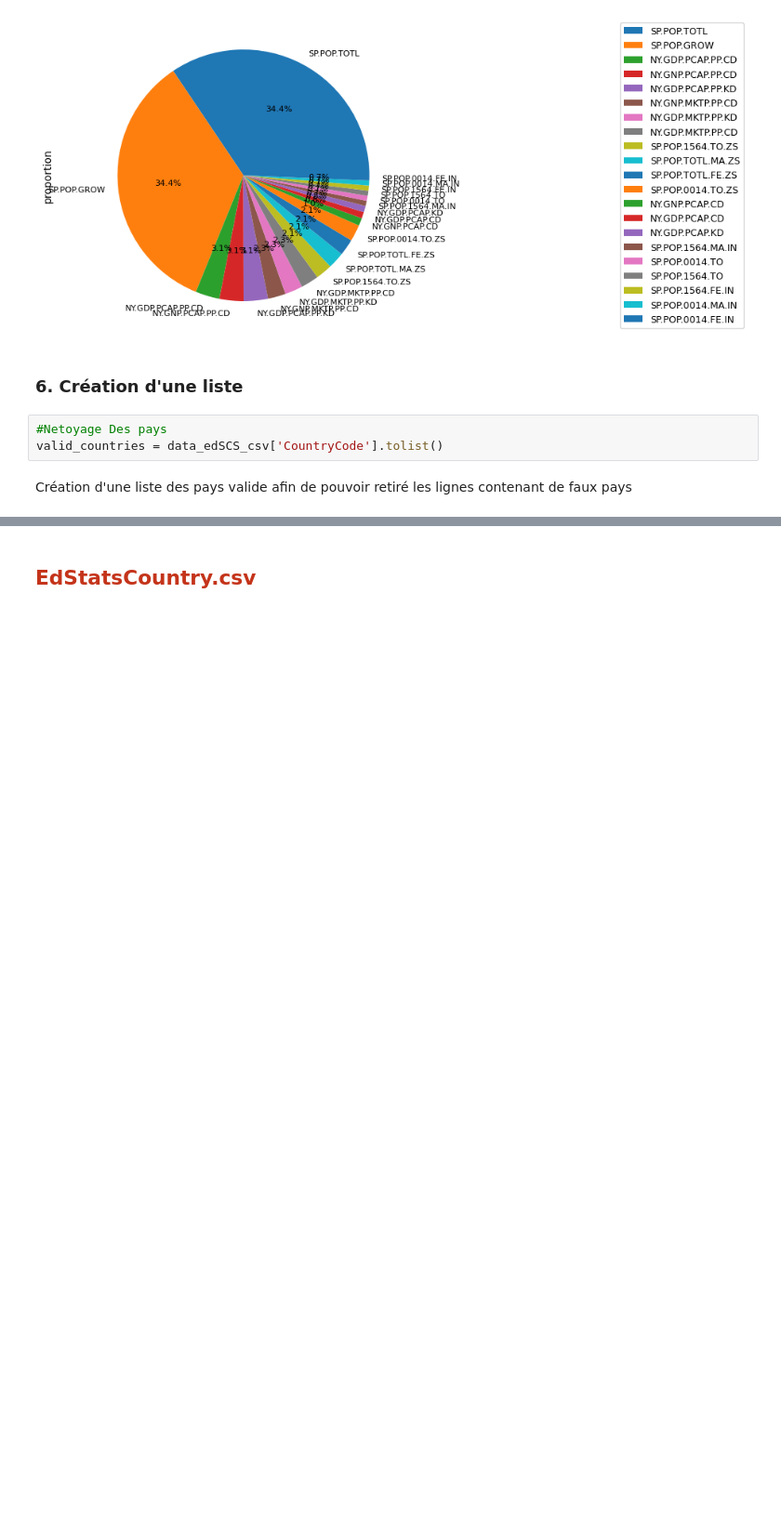
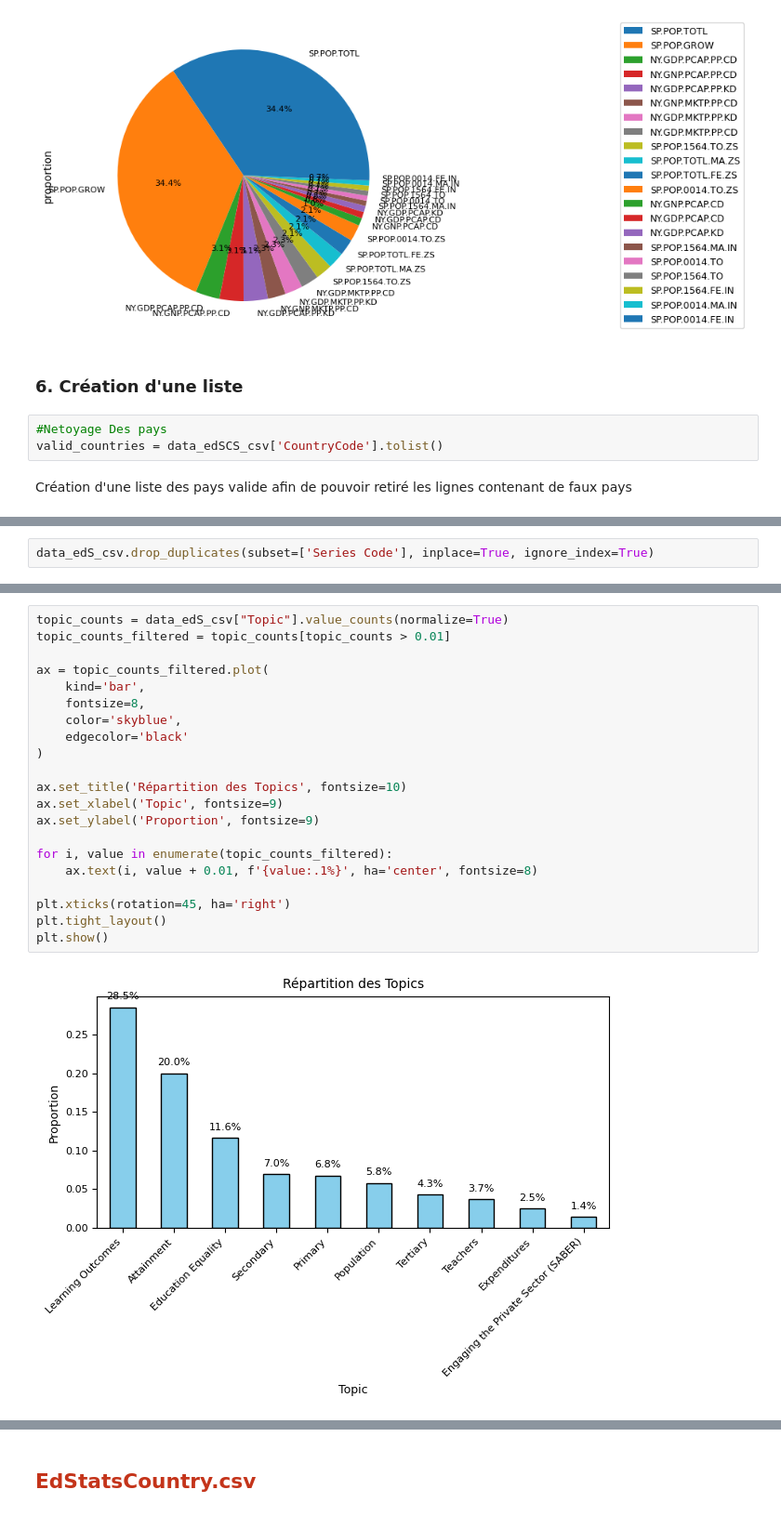
Before and after one commit to Xantos07/EducationalSystems, a Jupyter notebook: EducationalSystems.ipynb, the cells around one changed output, grey strips where cells are left out. Shown at 93% size. Saved outputs shown, nothing was run; the diff lists cells and outputs as text; blank space fills up the shorter version.

```diff
--- a/EducationalSystems.ipynb
+++ b/EducationalSystems.ipynb
@@ -157,0 +293,2 @@ Création d'une liste des pays valide afin de pouvoir retiré les lignes contena
+# %%
+data_edS_csv.drop_duplicates(subset=['Series Code'], inplace=True, ignore_index=True)
@@ -157,0 +340,23 @@ Création d'une liste des pays valide afin de pouvoir retiré les lignes contena
+# %%
+topic_counts = data_edS_csv["Topic"].value_counts(normalize=True)
+topic_counts_filtered = topic_counts[topic_counts > 0.01]
+
+ax = topic_counts_filtered.plot(
+    kind='bar',
+    fontsize=8,
+    color='skyblue',
+    edgecolor='black'
+)
+
+ax.set_title('Répartition des Topics', fontsize=10)
+ax.set_xlabel('Topic', fontsize=9)
+ax.set_ylabel('Proportion', fontsize=9)
+
+for i, value in enumerate(topic_counts_filtered):
+    ax.text(i, value + 0.01, f'{value:.1%}', ha='center', fontsize=8)
+
+plt.xticks(rotation=45, ha='right')
+plt.tight_layout()
+plt.show()
+# %% [output]
+[figure, added]
```
Also changed, not shown: parts of 163 cells of this notebook.
